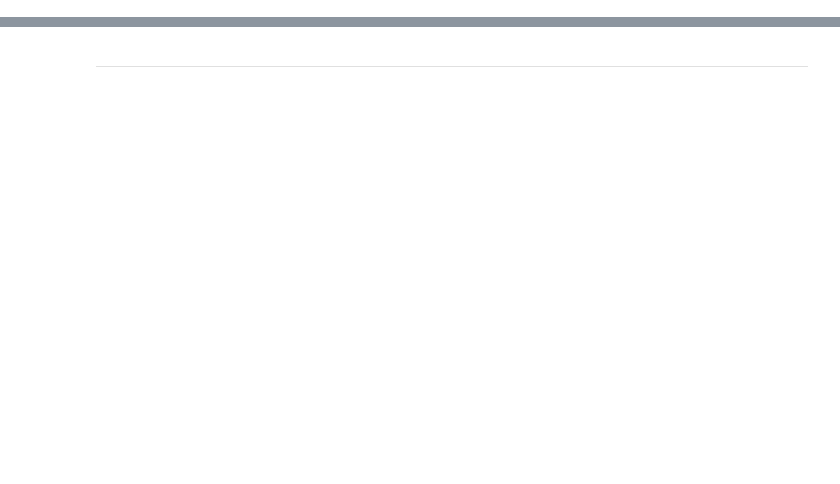
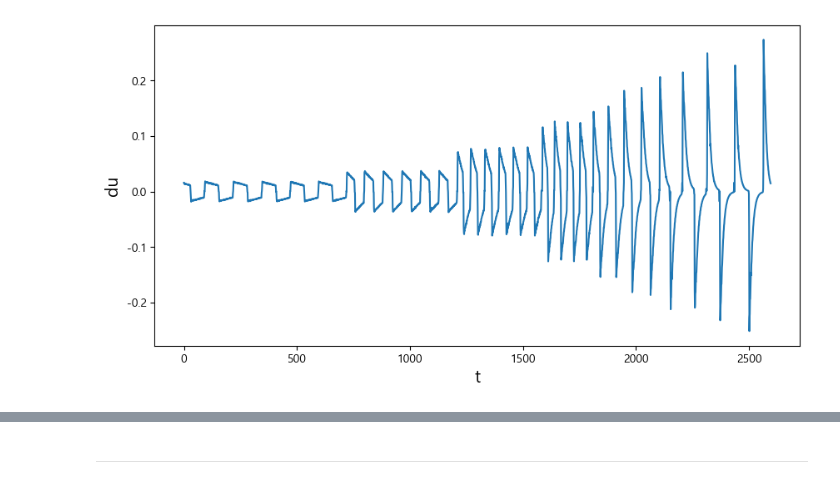
Before and after one commit to Jjineeq/hysteresis_curve, a Jupyter notebook: operator/ode_test.ipynb, the cells around one changed output, grey strips where cells are left out. Drawn from its saved outputs; the diff is of its cells as text; code cells hidden in the pictures; blank space fills up the shorter version.

```diff
--- a/operator/ode_test.ipynb
+++ b/operator/ode_test.ipynb
@@ -25,0 +29,8 @@ plt.plot(dx)
+# %%
+plt.figure(figsize = (10, 5))
+plt.plot(dx)
+plt.ylabel('du', fontsize = 15)
+plt.xlabel('t', fontsize = 15)
+plt.show()
+# %% [output]
+[figure, added]
```
Also changed, not shown: parts of 18 cells of this notebook, 1 other file.
